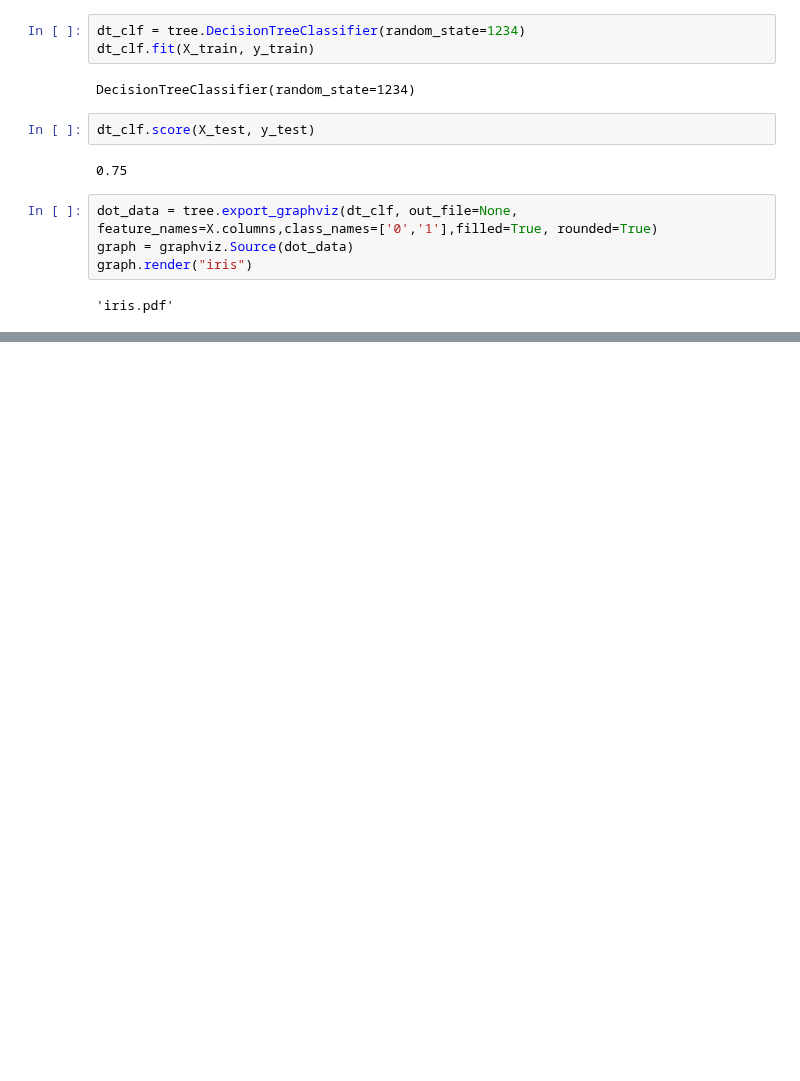
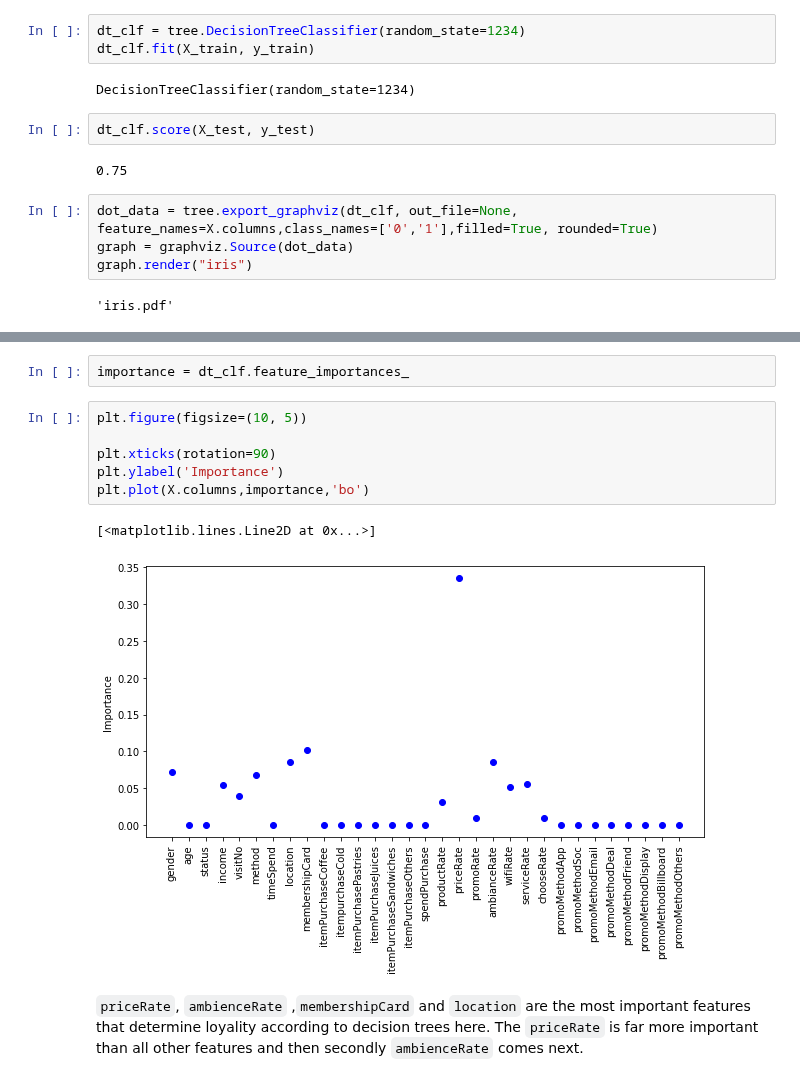
Before and after one commit to silvererudite/30-for-30-ml-projects, a Jupyter notebook: supervised/understanding-customer-loyalty.ipynb, the cells around one changed output, grey strips where cells are left out. Drawn from its saved outputs; the diff is of its cells as text; blank space fills up the shorter version.

```diff
--- a/supervised/understanding-customer-loyalty.ipynb
+++ b/supervised/understanding-customer-loyalty.ipynb
@@ -63,3 +52,16 @@ graph.render("iris")
 graph
 # %% [output]
 [drawing not drawn]
+# %%
+importance = dt_clf.feature_importances_
+# %%
+plt.figure(figsize=(10, 5))
+
+plt.xticks(rotation=90)
+plt.ylabel('Importance')
+plt.plot(X.columns,importance,'bo')
+# %% [output]
+[<matplotlib.lines.Line2D at 0x...>]
+[figure, added]
+# %% [markdown]
+`priceRate`, `ambienceRate` ,`membershipCard` and `location` are the most important features that determine loyality according to decision trees here. The `priceRate` is far more important than all other features and then secondly `ambienceRate` comes next.
```
Also changed, not shown: parts of 2 cells of this notebook.
